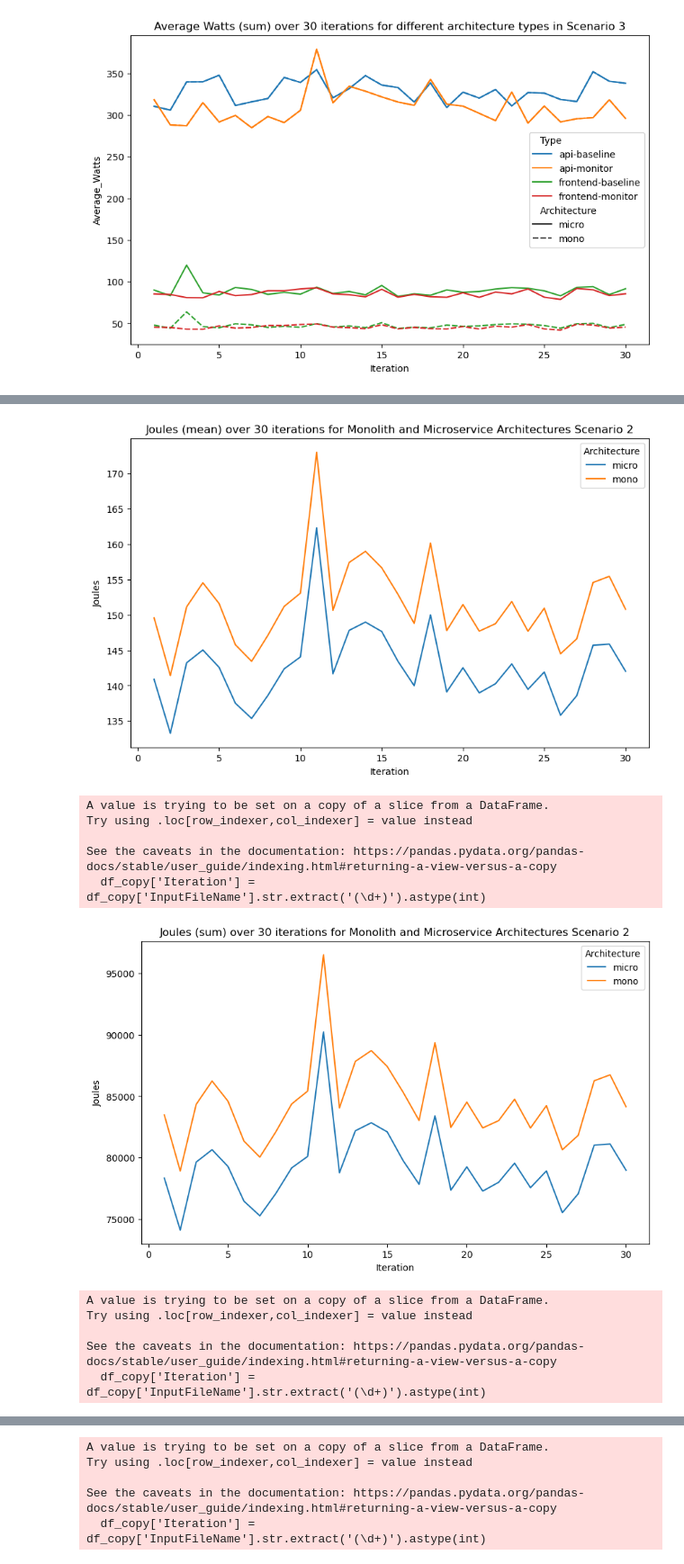
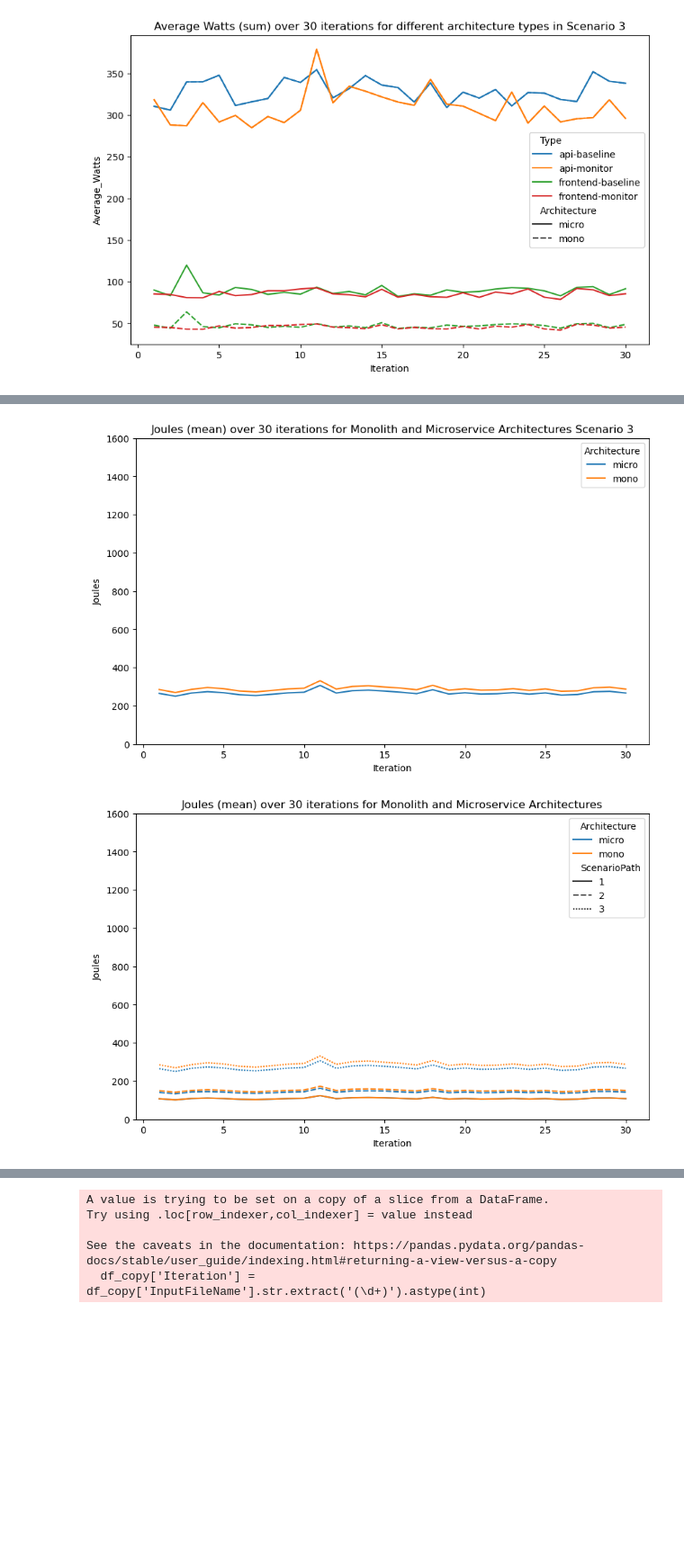
Before and after one commit to ticket-monster-msa/monolith, a Jupyter notebook: data-visualisation/2-remote-refactor/dec-6-12-all-scenarios/visualise.ipynb, the cells around one changed output, grey strips where cells are left out. Shown at 90% size. Cells and saved outputs as stored; diff of their text form; code cells hidden in the pictures; blank space fills up the shorter version.

Commit message:
Alot more data visualisation for thesis

```diff
--- a/data-visualisation/2-remote-refactor/dec-6-12-all-scenarios/visualise.ipynb
+++ b/data-visualisation/2-remote-refactor/dec-6-12-all-scenarios/visualise.ipynb
@@ -113,6 +113,9 @@ def plot_all_scenarios(df, output_directory, y_column='Average_Watts', y_lim=Non
 
     plt.savefig(os.path.join(output_directory, f'{y_column.lower()}_all_scenarios_{aggregation}.png'), bbox_inches='tight', dpi=300)
     plt.show()
+    # export to csv
+    grouped_df["refined"] = True
+    grouped_df.to_csv(os.path.join(output_directory, f'{y_column.lower()}_all_scenarios_{aggregation}.csv'), index=False)
 # %%
 def plot_architecture_types(df, output_directory, y_column='Average_Watts', y_lim=None, aggregation='mean'):
     # Step 1: Extract iteration number and architecture type
@@ -217,11 +220,13 @@ See the caveats in the documentation: https://pandas.pydata.org/pandas-docs/stab
 # %%
 # Call the function for each scenario
 for scenario in range(1, 4):
-    plot_scenario(df, scenario, output_directory, 'Joules', aggregation='mean')
-    plot_scenario(df, scenario, output_directory, 'Joules', aggregation='sum')
+    plot_scenario(df, scenario, output_directory, 'Joules', aggregation='mean', y_lim=1600)
+    # plt.ylim(0,1600)
 
-plot_all_scenarios(df, output_directory, 'Joules', aggregation='mean')
-plot_all_scenarios(df, output_directory, 'Joules', aggregation='sum')
+    # plot_scenario(df, scenario, output_directory, 'Joules', aggregation='sum')
+
+plot_all_scenarios(df, output_directory, 'Joules', aggregation='mean', y_lim=1600)
+# plot_all_scenarios(df, output_directory, 'Joules', aggregation='sum')
 # %% [output]
 A value is trying to be set on a copy of a slice from a DataFrame.
 Try using .loc[row_indexer,col_indexer] = value instead
@@ -238,17 +243,7 @@ See the caveats in the documentation: https://pandas.pydata.org/pandas-docs/stab
 A value is trying to be set on a copy of a slice from a DataFrame.
 Try using .loc[row_indexer,col_indexer] = value instead
 
 See the caveats in the documentation: https://pandas.pydata.org/pandas-docs/stable/user_guide/indexing.html#returning-a-view-versus-a-copy
   df_copy['Iteration'] = df_copy['InputFileName'].str.extract('(\d+)').astype(int)
-[figure, old version]
+[figure, new version]
-A value is trying to be set on a copy of a slice from a DataFrame.
-Try using .loc[row_indexer,col_indexer] = value instead
-
-See the caveats in the documentation: https://pandas.pydata.org/pandas-docs/stable/user_guide/indexing.html#returning-a-view-versus-a-copy
-  df_copy['Iteration'] = df_copy['InputFileName'].str.extract('(\d+)').astype(int)
-[figure, old version]
+[figure, new version]
-A value is trying to be set on a copy of a slice from a DataFrame.
-Try using .loc[row_indexer,col_indexer] = value instead
-
-See the caveats in the documentation: https://pandas.pydata.org/pandas-docs/stable/user_guide/indexing.html#returning-a-view-versus-a-copy
-  df_copy['Iteration'] = df_copy['InputFileName'].str.extract('(\d+)').astype(int)
```
Also changed, not shown: parts of 1 cell of this notebook, 18 other files.
